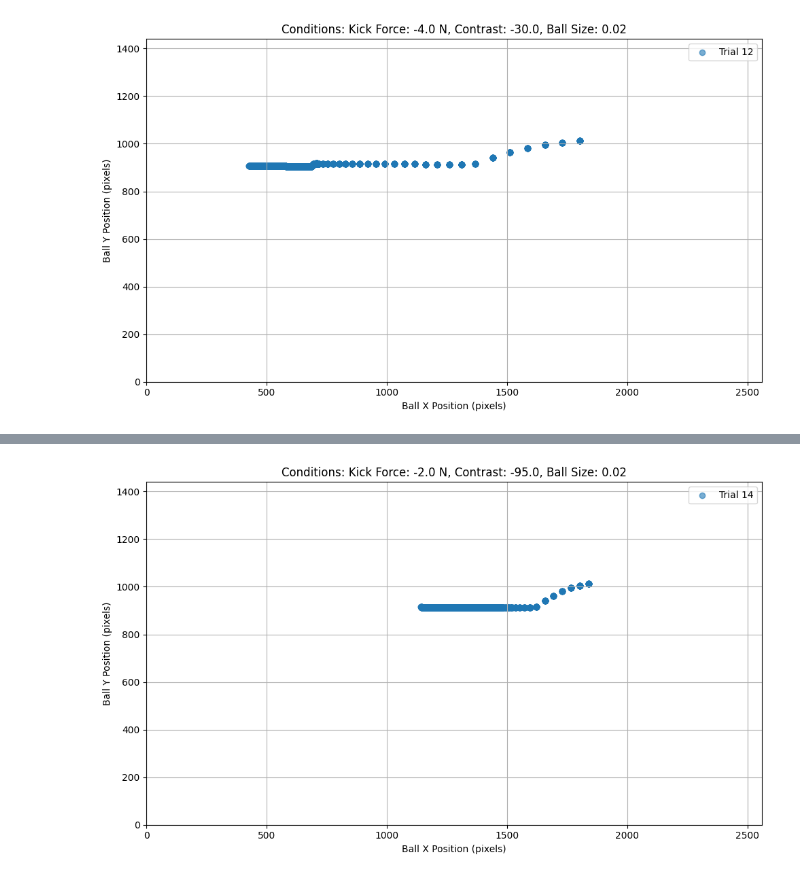
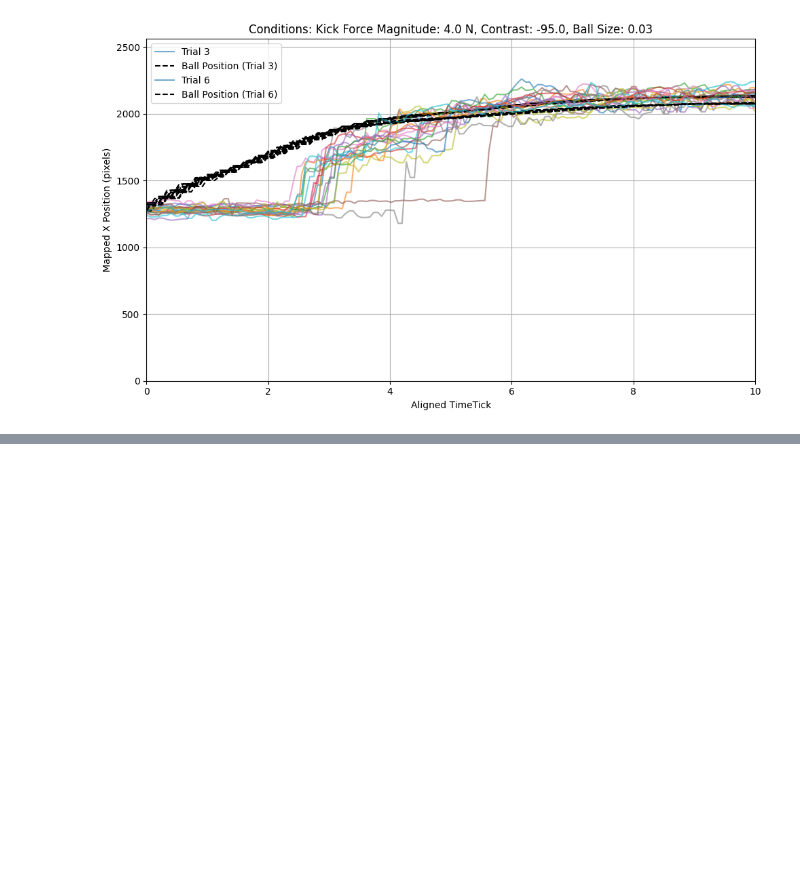
Before and after one commit to jennakangg/motiontrackingdatavis, a Jupyter notebook: EvalStudyProcessingSegments.ipynb, the cells around one changed output, grey strips where cells are left out. Saved outputs shown, nothing was run; the diff lists cells and outputs as text; code cells hidden in the pictures; blank space fills up the shorter version.

```diff
--- a/EvalStudyProcessingSegments.ipynb
+++ b/EvalStudyProcessingSegments.ipynb
@@ -10,7 +10,7 @@ def vel_filter(ang_vel_all):
     return scipy.signal.filtfilt(b, a, ang_vel_all)
 
 # Load data
-data = pd.read_csv('GazeDataEval/gaze_data_eval_pilot_soccer_mom.csv', sep=',')
+data = pd.read_csv('GazeDataEval/gaze_data_eval_soccer_jenna.csv', sep=',')
 
 # Load JSON file for trial details
 with open("trial_ids_eval/trials_soccer_pilot.json", "r") as f:
@@ -71,19 +71,19 @@ data = map_camera_motion_and_kick_force(data, segment_df)
 print(data['ball_size'])
 
 # Screen parameters
-# screen_width = 2560
-# screen_height = 1440
-screen_width = 3840
-screen_height = 2160
+screen_width = 2560
+screen_height = 1440
 screen_diagonal_size = 27.5  # inches
 distance_to_screen = 0.5842  # meters
 
 # FILTERING FOR VALID TRIALS
 data = data[data['TrialSection'] == "TRIAL"]
-data = data[data['AnswerEndingObjectDirection'] != "UNSURE"]
+data = data[data['AnswerEndingObjectDirection'] == data['EndingObjectDirection']]
 
 # Process data
 data['RelativeTime'] = data.groupby('TrialNumber')['TimeTick'].transform(lambda x: x - x.min()) / 1e6
+# data['RelativeTime'] = data.groupby('TrialNumber')['Time'].transform(lambda x: x - x.min())
+
 data['MappedPogX'] = data['BestPogX'] * screen_width
 data['MappedPogY'] = screen_height - data['BestPogY'] * screen_height
 data[['BallX', 'BallY']] = data['ScreenBallPosition'].str.extract(r'\((\d+\.?\d*)\s(\d+\.?\d*)\)').astype(float)
@@ -141,19 +141,22 @@ Name: ball_size, Length: 47159, dtype: float64
 # %%
-def plot_combined_trials(data, trial_details_df, contrast_threshold_column, time_passed_seconds, angular_threshold, alpha=0.6):
+def plot_combined_trials(data, trial_details_df, contrast_threshold_column, time_passed_seconds, angular_threshold, screen_width, alpha=0.6):
     import matplotlib.pyplot as plt
     import os
 
     # Ensure the output directory exists
-    output_dir = "niall_plots_1"
+    output_dir = "plots/jenna_eval_plots"
     os.makedirs(output_dir, exist_ok=True)
 
-    # Group trials by unique conditions including contrast, kick force, and ball size
-    grouping_columns = ['kick_force_x', contrast_threshold_column, 'ball_size']
+    # Add a column for the magnitude of kick force
+    trial_details_df['kick_force_magnitude'] = trial_details_df['kick_force_x'].abs()
+
+    # Group trials by unique conditions (kick force magnitude instead of raw value)
+    grouping_columns = ['kick_force_magnitude', contrast_threshold_column, 'ball_size']
     grouped_trials = trial_details_df.groupby(grouping_columns)
 
     for group_key, group in grouped_trials:
         # Extract conditions for title
-        kick_force, contrast_threshold, ball_size = group_key
+        kick_force_magnitude, contrast_threshold, ball_size = group_key
         unique_trial_ids = group['trial_id'].unique()
 
         if len(unique_trial_ids) == 0:
@@ -169,39 +172,59 @@ def plot_combined_trials(data, trial_details_df, contrast_threshold_column, time
             if trial_data.empty:
                 continue
 
-            # Plot BallX and BallY positions on an XY axis
-            plt.scatter(
-                trial_data['BallX'],
-                trial_data['BallY'],
-                label=f'Trial {trial_id}',
-                alpha=alpha
-            )
+            # Determine if direction flipping is required
+            kick_force_x = group[group['trial_id'] == trial_id]['kick_force_x'].iloc[0]
+            if kick_force_x < 0:
+                trial_data = trial_data.copy()
+                trial_data['MappedPogX'] = -trial_data['MappedPogX'] + screen_width
+                trial_data['BallX'] = -trial_data['BallX'] + screen_width
+
+            # Plot data for each trial number within this group
+            for trial_num in trial_data['TrialNumber'].unique():
+                single_trial_data = trial_data[trial_data['TrialNumber'] == trial_num]
+
+                # Plot filtered gaze X positions
+                plt.plot(
+                    single_trial_data['RelativeTime'],
+                    single_trial_data['MappedPogX'],
+                    alpha=alpha,
+                    label=f'Trial {trial_num}' if trial_num == trial_data['TrialNumber'].unique()[0] else None
+                )
+
+                # Plot object position as a dashed black line
+                plt.plot(
+                    single_trial_data['RelativeTime'],
+                    single_trial_data['BallX'],
+                    color='black',
+                    linestyle='--',
+                    label=f'Ball Position (Trial {trial_num})' if trial_num == trial_data['TrialNumber'].unique()[0] else None
+                )
 
         # Set plot titles and labels
         title_parts = [
-            f"Kick Force: {kick_force} N",
+            f"Kick Force Magnitude: {kick_force_magnitude} N",
             f"Contrast: {contrast_threshold}",
             f"Ball Size: {ball_size}"
         ]
         plt.title("Conditions: " + ", ".join(title_parts))
-        plt.xlabel("Ball X Position (pixels)")
-        plt.ylabel("Ball Y Position (pixels)")
-        plt.xlim(0, screen_width)  # Assuming screen width
-        plt.ylim(0, screen_height)  # Assuming screen height
+        plt.xlabel("Aligned TimeTick")
+        plt.xlim(0, 10)
+        plt.ylim(0, screen_width)
+        plt.ylabel("Mapped X Position (pixels)")
         plt.legend()
         plt.grid(True)
         plt.tight_layout()
 
         # Save the plot to the output directory
-        filename = f"kick_force_{kick_force}_contrast_{contrast_threshold}_ball_size_{ball_size}.png"
+        filename = f"kick_force_{kick_force_magnitude}_contrast_{contrast_threshold}_ball_size_{ball_size}.png"
         plt.savefig(os.path.join(output_dir, filename))
 
         # Display the plot
         plt.show()
 
+# Example usage
+contrast_threshold_column = 'contrast_threshold_multiplier'
 angular_threshold = 1.2  # Degrees
 time_passed_seconds = 0.25
-contrast_threshold_column = 'contrast_threshold_multiplier'
-
-plot_combined_trials(data, segment_df, contrast_threshold_column, time_passed_seconds, angular_threshold, alpha=0.6)
+plot_combined_trials(data, segment_df, contrast_threshold_column, time_passed_seconds, angular_threshold, screen_width, alpha=0.6)
 # %% [output]
@@ -210 +233 @@ plot_combined_trials(data, segment_df, contrast_threshold_column, time_passed_se
-[figure, old version]
+[figure, new version]
@@ -212 +234,0 @@ plot_combined_trials(data, segment_df, contrast_threshold_column, time_passed_se
-[figure, removed]
```
Also changed, not shown: parts of 3 cells of this notebook, 45 other files.
